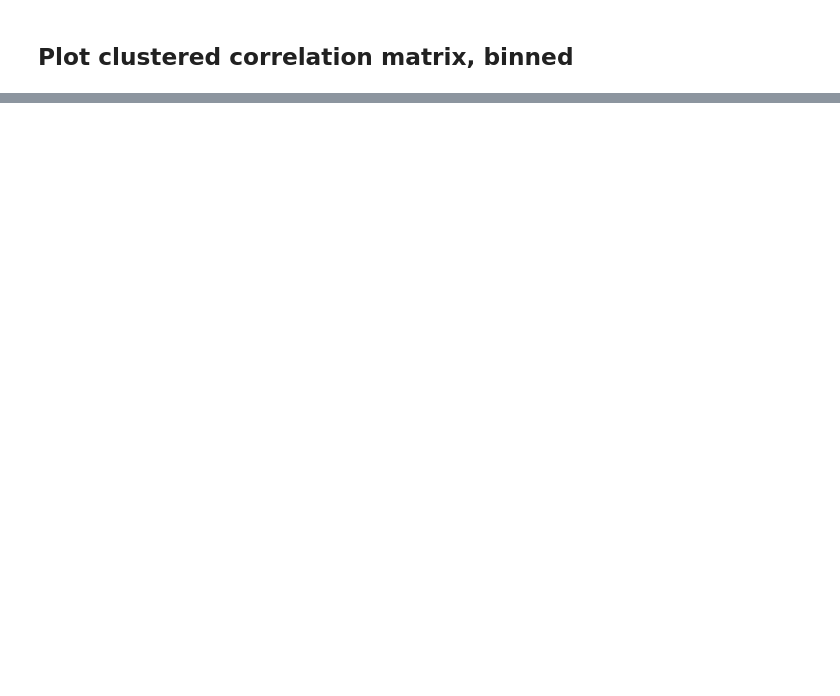
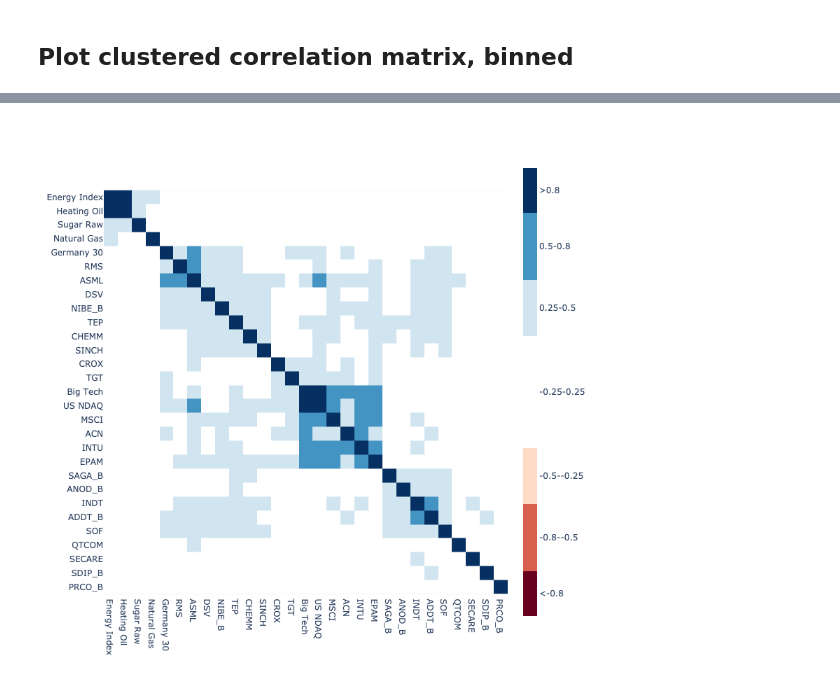
Before and after one commit to fernandobrito/investments-toolkit, a Jupyter notebook: examples/correlation_from_list.ipynb, the cells around one changed output, grey strips where cells are left out. Cells and saved outputs as stored; diff of their text form; code cells hidden in the pictures; blank space fills up the shorter version.

```diff
--- a/examples/correlation_from_list.ipynb
+++ b/examples/correlation_from_list.ipynb
@@ -112,5 +115,8 @@ fig.layout.coloraxis1.colorscale = colorscale
 fig.layout.coloraxis1.colorbar = dict(thickness=20,
                                       tickvals=tick_values,
                                       ticktext=tick_text)
-fig.show()
+if IS_INTERACTIVE:
+    fig.show()
+else:
+    fig.show("png")
 # %% [output]
@@ -117,0 +123 @@ fig.show()
+[figure, added]
```
Also changed, not shown: parts of 4 cells of this notebook, 2 other files.
